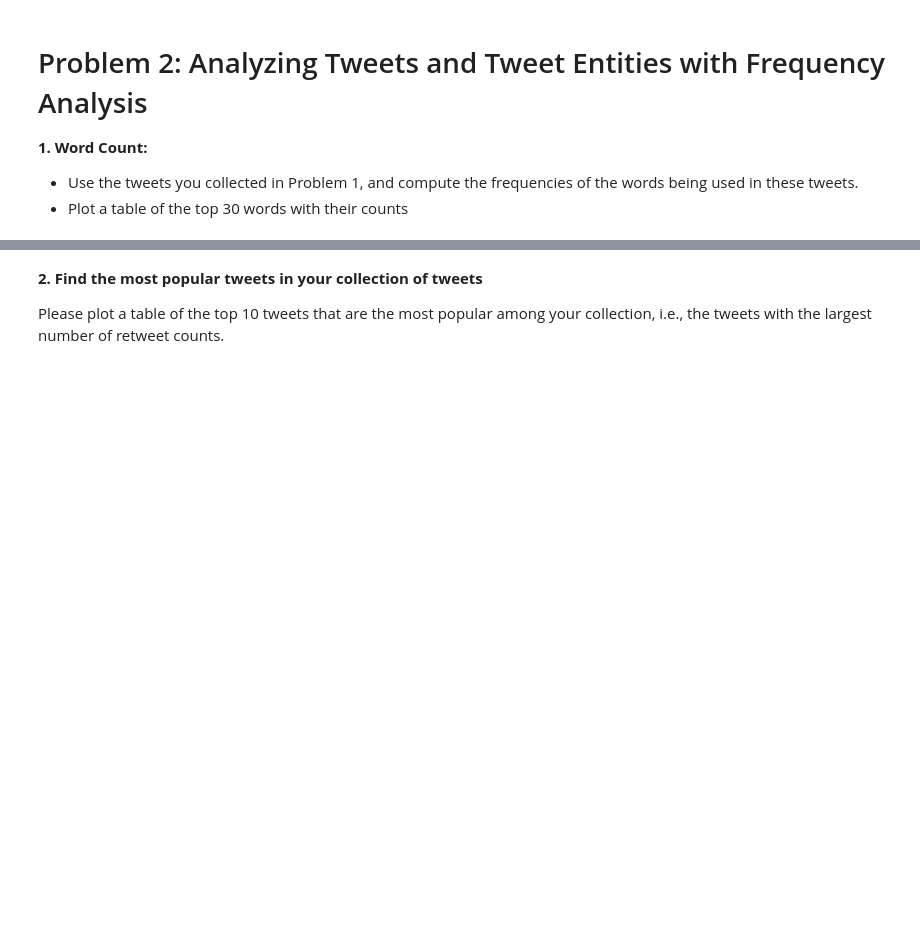
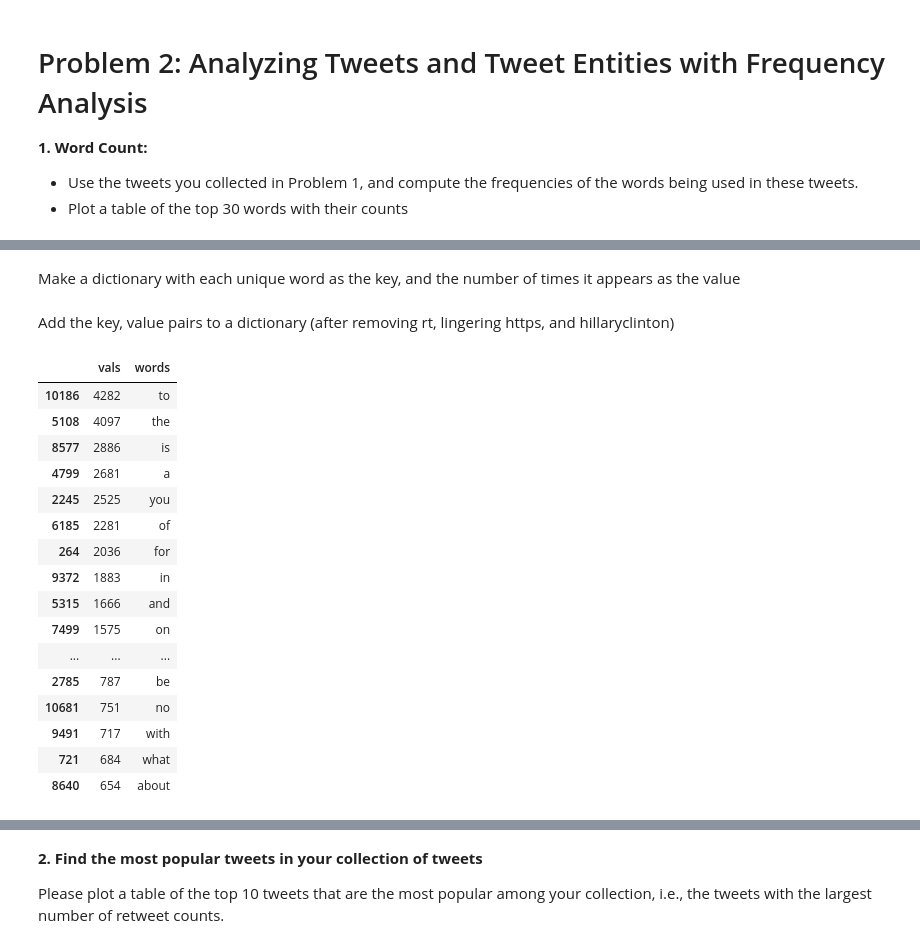
Before and after one commit to MBeaulieu22/casestudy1, a Jupyter notebook: CaseStudy1.ipynb, the cells around one changed output, grey strips where cells are left out. Saved outputs shown, nothing was run; the diff lists cells and outputs as text; code cells hidden in the pictures; blank space fills up the shorter version.

```diff
--- a/CaseStudy1.ipynb
+++ b/CaseStudy1.ipynb
@@ -144,13 +129,0 @@ states
-# %%
-lis = []
-with open('hillary.json', 'r') as f:
-    for line in f:
-        tweet = json.loads(line)
-        lis.append(tweet) # load it as Python dict
-
-with open('hillary2.json', 'r') as f:
-    for line in f:
-        tweet = json.loads(line)
-        lis.append(tweet) # load it as Python dict
-
-df = pd.DataFrame(lis)
@@ -272,0 +184,2 @@ display(map)
+# %% [markdown]
+Make a dictionary with each unique word as the key, and the number of times it appears as the value
@@ -272,0 +195,30 @@ display(map)
+# %% [markdown]
+Add the key, value pairs to a dictionary (after removing rt, lingering https, and hillaryclinton)
+# %%
+vals = []
+remove_list = ['', ' ', 'rt', 'http','https','hillaryclinton']
+keys = [ e for e in word_dict.keys() if e not in remove_list]
+for key in keys:
+    vals.append(word_dict.get(key))
+
+tweet_df = pd.DataFrame({'words':keys, 'vals':vals})
+tweet_df = tweet_df.sort_values('vals', ascending=False)
+tweet_df[0:30]
+# %% [output]
+|  | vals | words |
+| 10186 | 4282 | to |
+| 5108 | 4097 | the |
+| 8577 | 2886 | is |
+| 4799 | 2681 | a |
+| 2245 | 2525 | you |
+| 6185 | 2281 | of |
+| 264 | 2036 | for |
+| 9372 | 1883 | in |
+| 5315 | 1666 | and |
+| 7499 | 1575 | on |
+| ... | ... | ... |
+| 2785 | 787 | be |
+| 10681 | 751 | no |
+| 9491 | 717 | with |
+| 721 | 684 | what |
+| 8640 | 654 | about |
```
Also changed, not shown: parts of 25 cells of this notebook, 7 other files.
